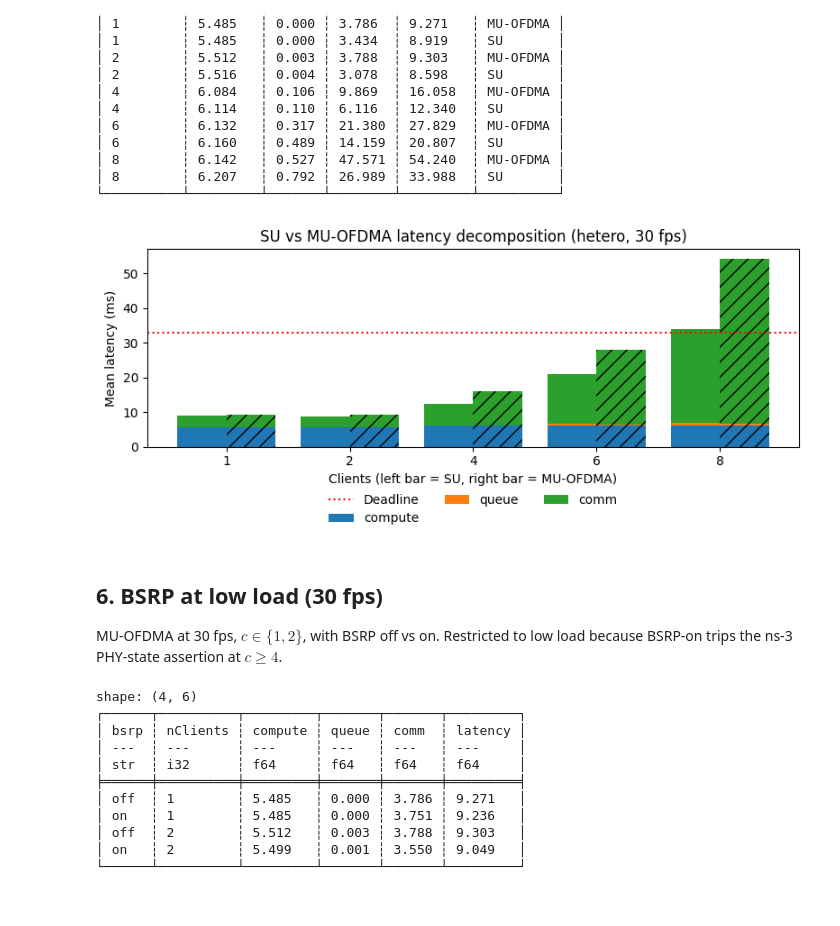
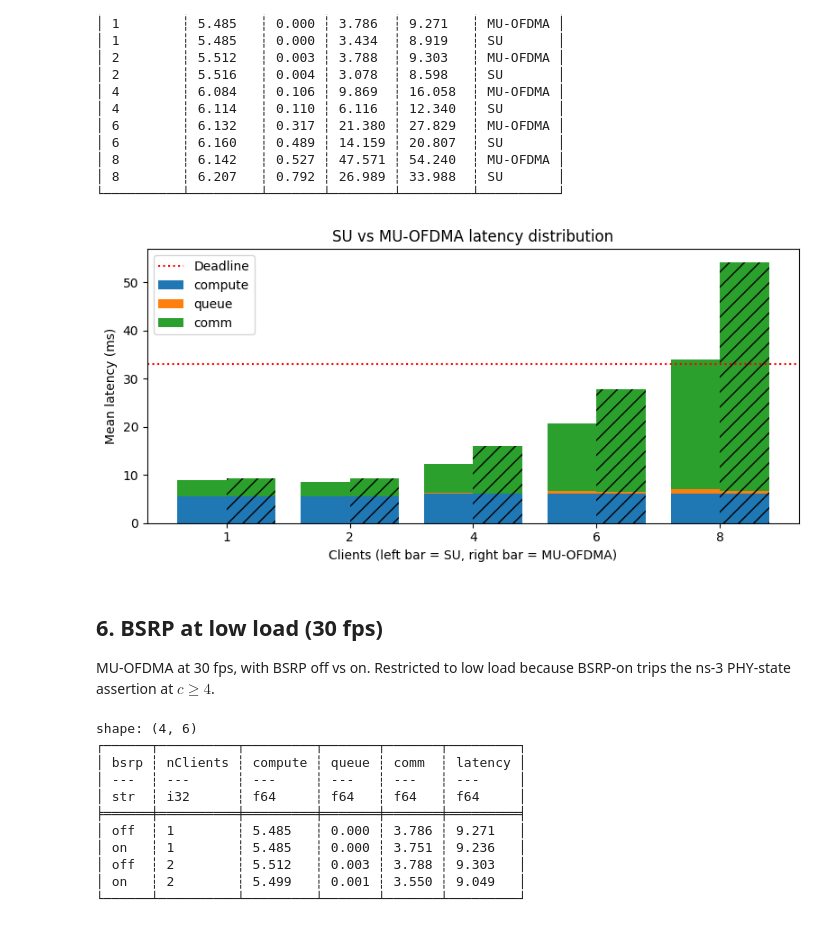
Before and after one commit to MullanJohn/ns3-distributed, a Jupyter notebook: eval/evaluation/continuum.ipynb, the cells around one changed output. Saved outputs shown, nothing was run; the diff lists cells and outputs as text; code cells hidden in the pictures.

Commit message:
continuum: Modified the titles inside of continuum.ipynb

```diff
--- a/eval/evaluation/continuum.ipynb
+++ b/eval/evaluation/continuum.ipynb
@@ -599,37 +605,37 @@ shape: (10, 6)
 # %%
 LABELS = ["SU", "MU-OFDMA"]
 width = 0.4
 
 fig, ax = plt.subplots(figsize=(8, 4))
 x = np.arange(len(CLIENT_COUNTS))
 for i, label in enumerate(LABELS):
     sub = combined.filter(pl.col("mac") == label).sort("nClients")
     compute = sub["compute"].to_numpy()
     queue = sub["queue"].to_numpy()
     comm = sub["comm"].to_numpy()
     offset = (i - 0.5) * width
     hatch = "" if i == 0 else "//"
     ax.bar(x + offset, compute, width, color="#1f77b4", hatch=hatch,
            label="compute" if i == 0 else None)
     ax.bar(x + offset, queue, width, bottom=compute, color="#ff7f0e", hatch=hatch,
            label="queue" if i == 0 else None)
     ax.bar(x + offset, comm, width, bottom=compute + queue, color="#2ca02c", hatch=hatch,
            label="comm" if i == 0 else None)
 ax.axhline(DEADLINE, color="red", linestyle=":", label="Deadline")
 ax.set_xticks(x)
 ax.set_xticklabels(CLIENT_COUNTS)
 ax.set_xlabel("Clients (left bar = SU, right bar = MU-OFDMA)")
 ax.set_ylabel("Mean latency (ms)")
-ax.set_title("SU vs MU-OFDMA latency decomposition (hetero, 30 fps)")
-ax.legend(loc="upper center", bbox_to_anchor=(0.5, -0.18), ncol=3, frameon=False)
-plt.tight_layout(rect=[0, 0.05, 1, 1])
+ax.set_title("SU vs MU-OFDMA latency distribution")
+ax.legend(loc="upper left")
+plt.tight_layout()
 plt.show()
 # %% [output]
-[figure, old version]
+[figure, new version]
 # %% [markdown]
 ## 6. BSRP at low load (30 fps)
 
-MU-OFDMA at 30 fps, $c \in \{1, 2\}$, with BSRP off vs on. Restricted to low load because BSRP-on trips the ns-3 PHY-state assertion at $c \geq 4$.
+MU-OFDMA at 30 fps, with BSRP off vs on. Restricted to low load because BSRP-on trips the ns-3 PHY-state assertion at $c \geq 4$.
 # %%
 raw = load_point(6, "frames").filter(pl.col("event").is_in(COMPLETED_EVENTS))
 data = raw.with_columns(bsrp=pl.col("variant").str.split("_").list.last())
```
Also changed, not shown: parts of 22 cells of this notebook.
